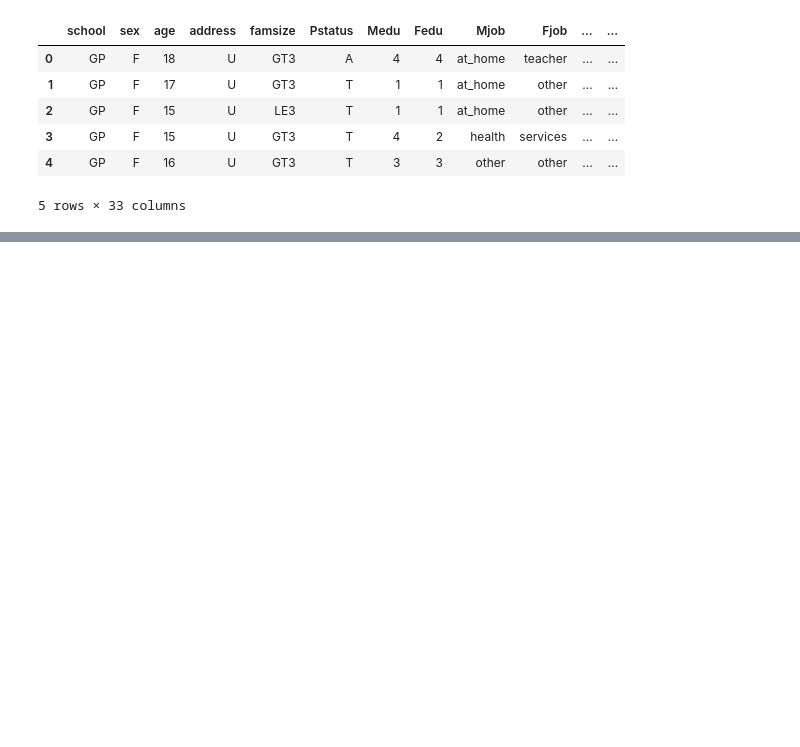
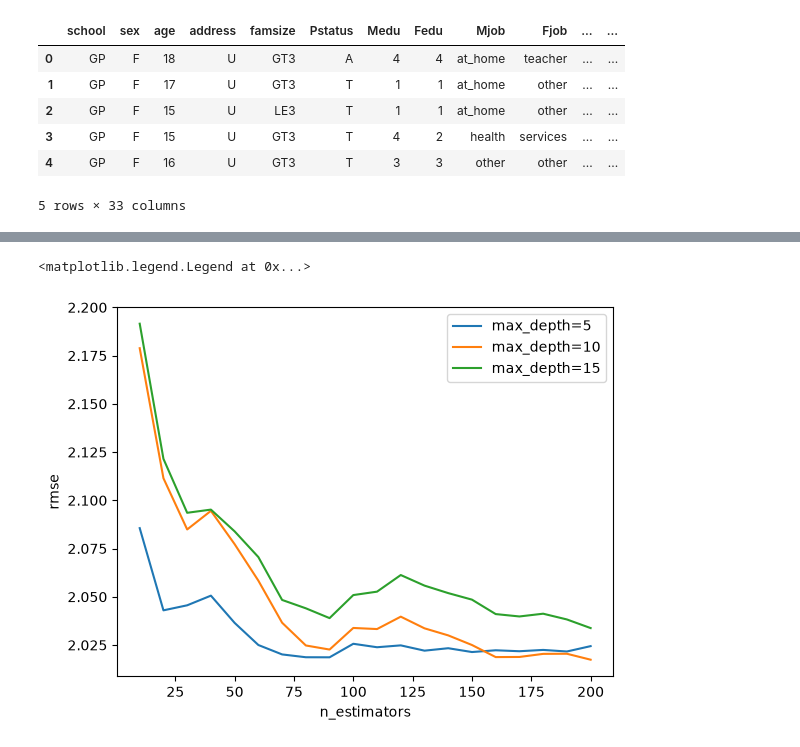
Before and after one commit to enarbrowall123-dotcom/ML-Projekt-, a Jupyter notebook: notebook.ipynb, the cells around one changed output, grey strips where cells are left out. Saved outputs shown, nothing was run; the diff lists cells and outputs as text; code cells hidden in the pictures; blank space fills up the shorter version.

```diff
--- a/notebook.ipynb
+++ b/notebook.ipynb
@@ -18,0 +206,2 @@ df.head()
+# %%
+df = df.drop(columns=['g1', 'g2'])
@@ -18,0 +418,27 @@ df.head()
+# %%
+from sklearn.ensemble import RandomForestRegressor
+
+scores = []
+
+for d in [5, 10, 15]:
+    for n in range(10, 201, 10):
+        rf = RandomForestRegressor(n_estimators=n, max_depth=d,
+                                   random_state=1, n_jobs=-1)
+        rf.fit(X_train, y_train)
+
+        y_pred = rf.predict(X_val)
+        rmse = root_mean_squared_error(y_val, y_pred)
+        scores.append((d, n, rmse))
+
+df_scores = pd.DataFrame(scores, columns=['max_depth', 'n_estimators', 'rmse'])
+
+for d in [5, 10, 15]:
+    df_subset = df_scores[df_scores.max_depth == d]
+    plt.plot(df_subset.n_estimators, df_subset.rmse, label=f'max_depth={d}')
+
+plt.xlabel('n_estimators')
+plt.ylabel('rmse')
+plt.legend()
+# %% [output]
+<matplotlib.legend.Legend at 0x...>
+[figure, added]
```
Also changed, not shown: parts of 47 cells of this notebook.
